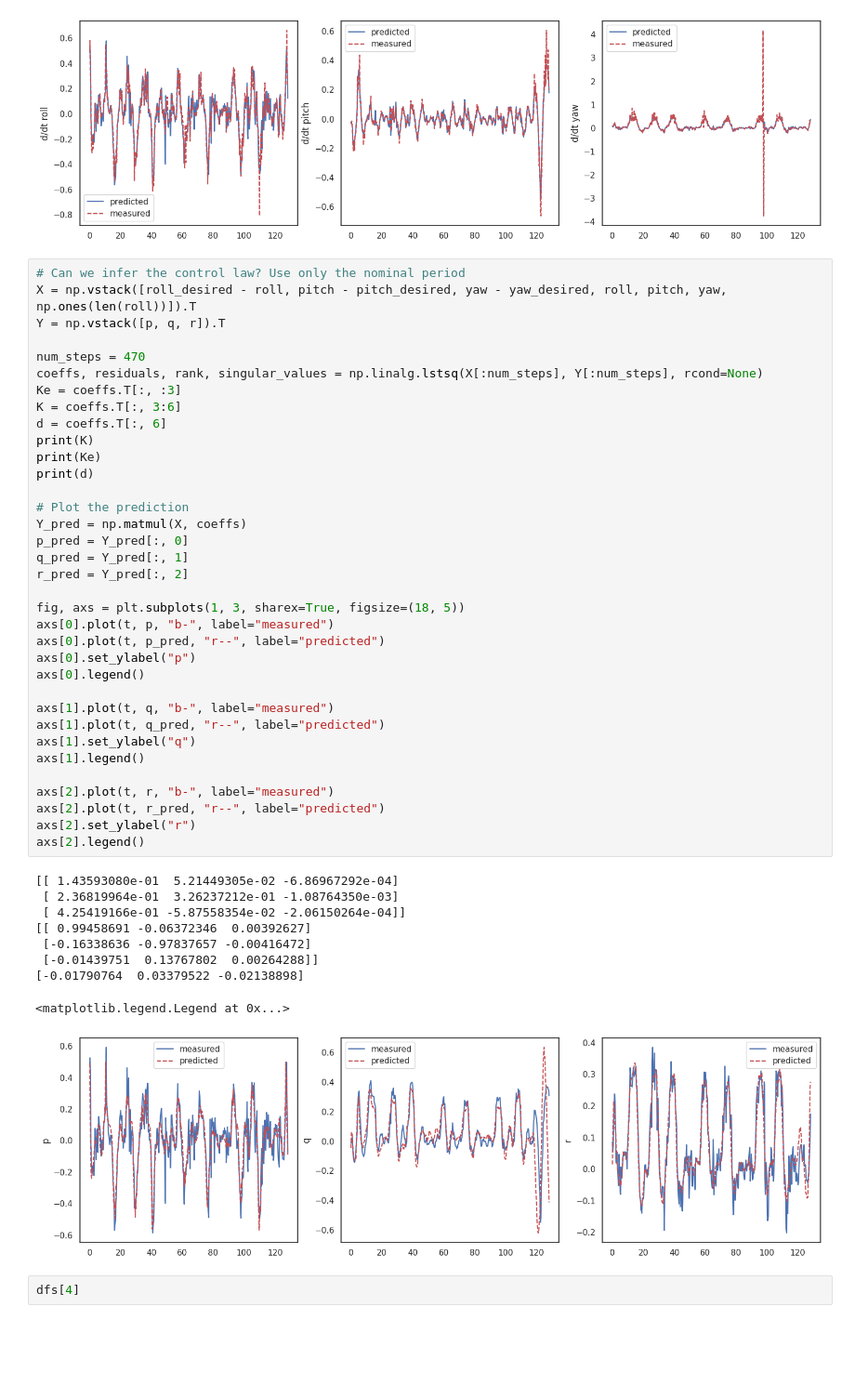
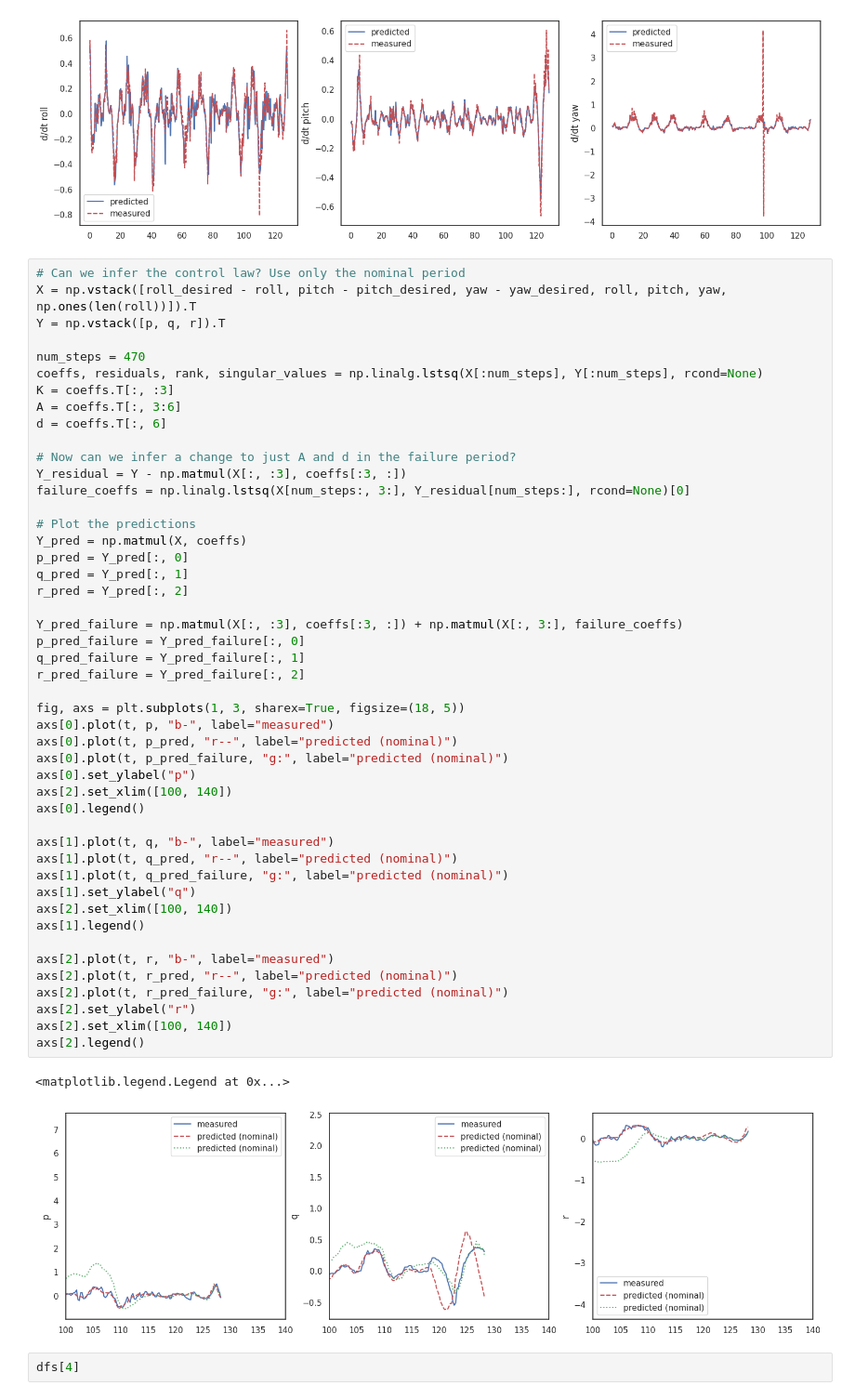
Before and after one commit to dawsonc/BayesAir, a Jupyter notebook: scripts/notebooks/uav_data_analysis.ipynb, the cells around one changed output. Shown at 93% size. Drawn from its saved outputs; the diff is of its cells as text; blank space fills up the shorter version.

```diff
--- a/scripts/notebooks/uav_data_analysis.ipynb
+++ b/scripts/notebooks/uav_data_analysis.ipynb
@@ -181,48 +181,53 @@ axs[2].legend()
 # %%
 # Can we infer the control law? Use only the nominal period
 X = np.vstack([roll_desired - roll, pitch - pitch_desired, yaw - yaw_desired, roll, pitch, yaw, np.ones(len(roll))]).T
 Y = np.vstack([p, q, r]).T
 
 num_steps = 470
 coeffs, residuals, rank, singular_values = np.linalg.lstsq(X[:num_steps], Y[:num_steps], rcond=None)
-Ke = coeffs.T[:, :3]
-K = coeffs.T[:, 3:6]
+K = coeffs.T[:, :3]
+A = coeffs.T[:, 3:6]
 d = coeffs.T[:, 6]
-print(K)
-print(Ke)
-print(d)
 
-# Plot the prediction
+# Now can we infer a change to just A and d in the failure period?
+Y_residual = Y - np.matmul(X[:, :3], coeffs[:3, :])
+failure_coeffs = np.linalg.lstsq(X[num_steps:, 3:], Y_residual[num_steps:], rcond=None)[0]
+
+# Plot the predictions
 Y_pred = np.matmul(X, coeffs)
 p_pred = Y_pred[:, 0]
 q_pred = Y_pred[:, 1]
 r_pred = Y_pred[:, 2]
 
+Y_pred_failure = np.matmul(X[:, :3], coeffs[:3, :]) + np.matmul(X[:, 3:], failure_coeffs)
+p_pred_failure = Y_pred_failure[:, 0]
+q_pred_failure = Y_pred_failure[:, 1]
+r_pred_failure = Y_pred_failure[:, 2]
+
 fig, axs = plt.subplots(1, 3, sharex=True, figsize=(18, 5))
 axs[0].plot(t, p, "b-", label="measured")
-axs[0].plot(t, p_pred, "r--", label="predicted")
+axs[0].plot(t, p_pred, "r--", label="predicted (nominal)")
+axs[0].plot(t, p_pred_failure, "g:", label="predicted (nominal)")
 axs[0].set_ylabel("p")
+axs[2].set_xlim([100, 140])
 axs[0].legend()
 
 axs[1].plot(t, q, "b-", label="measured")
-axs[1].plot(t, q_pred, "r--", label="predicted")
+axs[1].plot(t, q_pred, "r--", label="predicted (nominal)")
+axs[1].plot(t, q_pred_failure, "g:", label="predicted (nominal)")
 axs[1].set_ylabel("q")
+axs[2].set_xlim([100, 140])
 axs[1].legend()
 
 axs[2].plot(t, r, "b-", label="measured")
-axs[2].plot(t, r_pred, "r--", label="predicted")
+axs[2].plot(t, r_pred, "r--", label="predicted (nominal)")
+axs[2].plot(t, r_pred_failure, "g:", label="predicted (nominal)")
 axs[2].set_ylabel("r")
+axs[2].set_xlim([100, 140])
 axs[2].legend()
 # %% [output]
-[[ 1.43593080e-01  5.21449305e-02 -6.86967292e-04]
- [ 2.36819964e-01  3.26237212e-01 -1.08764350e-03]
- [ 4.25419166e-01 -5.87558354e-02 -2.06150264e-04]]
-[[ 0.99458691 -0.06372346  0.00392627]
- [-0.16338636 -0.97837657 -0.00416472]
- [-0.01439751  0.13767802  0.00264288]]
-[-0.01790764  0.03379522 -0.02138898]
+<matplotlib.legend.Legend at 0x...>
-<matplotlib.legend.Legend at 0x...>
-[figure, old version]
+[figure, new version]
 # %%
 dfs[4]
 # %% [output]
```
Also changed, not shown: 2 other files.
